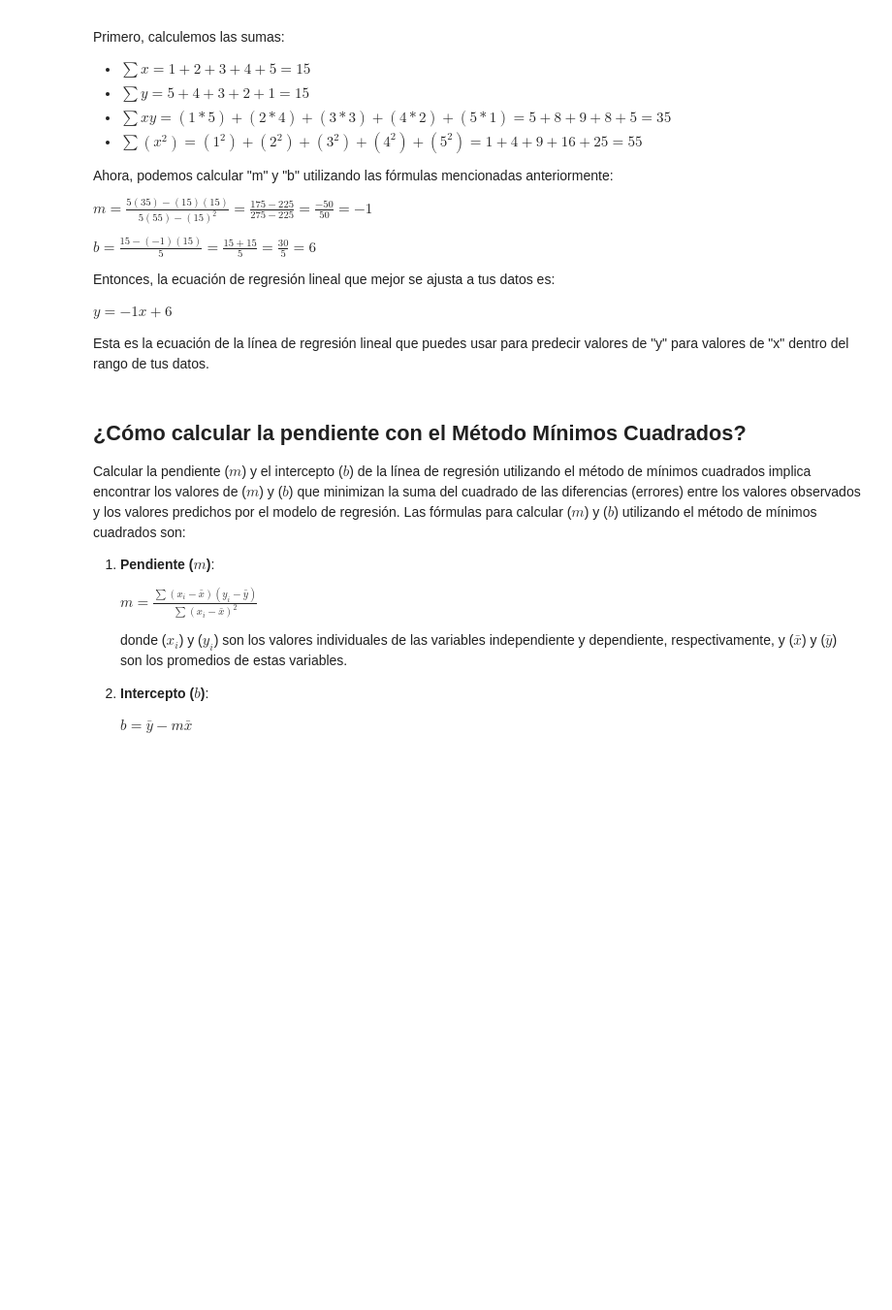
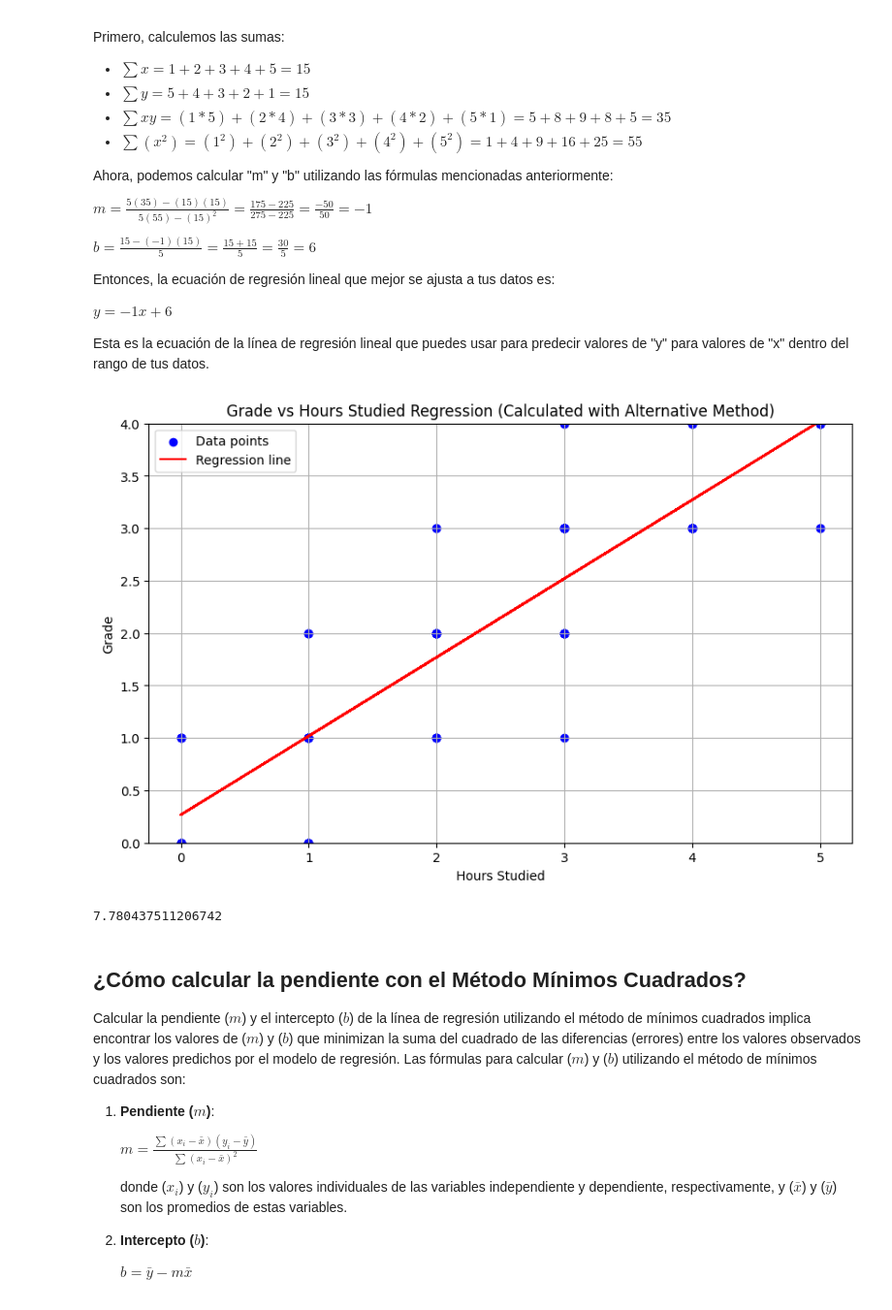
Before and after one commit to jserrataylor/cursoAI, a Jupyter notebook: Regresion_Lineal.ipynb, the cells around one changed output. Shown at 97% size. Saved outputs shown, nothing was run; the diff lists cells and outputs as text; code cells hidden in the pictures; blank space fills up the shorter version.

```diff
--- a/Regresion_Lineal.ipynb
+++ b/Regresion_Lineal.ipynb
@@ -112,33 +112,42 @@ Esta es la ecuación de la línea de regresión lineal que puedes usar para pred
 # %%
 import pandas as pd
 import matplotlib.pyplot as plt
 
 # Paso 1: Leer los datos del archivo CSV
-data_path = 'grades_vs_hours_studied.csv'  # Reemplaza con la ruta de tu archivo
+data_path = 'https://raw.githubusercontent.com/jserrataylor/cursoAI/main/datos/grades_vs_hours_studied.csv'
 data = pd.read_csv(data_path)
 
 # Paso 2: Calcular la pendiente (m) y la ordenada al origen (b) usando el método alternativo
 n = len(data)
 sum_x = data['Hours_Studied'].sum()
 sum_y = data['Grade'].sum()
 sum_xy = (data['Hours_Studied'] * data['Grade']).sum()
 sum_x_squared = (data['Hours_Studied'] ** 2).sum()
 
 slope_m = (n * sum_xy - sum_x * sum_y) / (n * sum_x_squared - sum_x ** 2)
 intercept_b = (sum_y - slope_m * sum_x) / n
 
 # Paso 3: Graficar los datos y la línea de regresión
 regression_line = slope_m * data['Hours_Studied'] + intercept_b
 plt.figure(figsize=(10, 6))
 plt.scatter(data['Hours_Studied'], data['Grade'], color='blue', label='Data points')
 plt.plot(data['Hours_Studied'], regression_line, color='red', label='Regression line')
 plt.title('Grade vs Hours Studied Regression (Calculated with Alternative Method)')
 plt.xlabel('Hours Studied')
 plt.ylabel('Grade')
 plt.legend()
 plt.grid(True)
-plt.ylim(0, 4)  # Asegurarse de que el eje y es de 0 a 4
+plt.ylim(0, 4)  # eje y es de 0 a 4
 plt.show()
+# %% [output]
+[figure, added]
+# %%
+# Calculate the expected grade for 2 hours of study
+hours_2 = 10
+expected_grade_2_hours = slope_m * hours_2 + intercept_b
+expected_grade_2_hours
+# %% [output]
+7.780437511206742
 # %% [markdown]
 ## ¿Cómo calcular la pendiente con el **Método Mínimos Cuadrados**?
 
```
Also changed, not shown: parts of 2 cells of this notebook.
